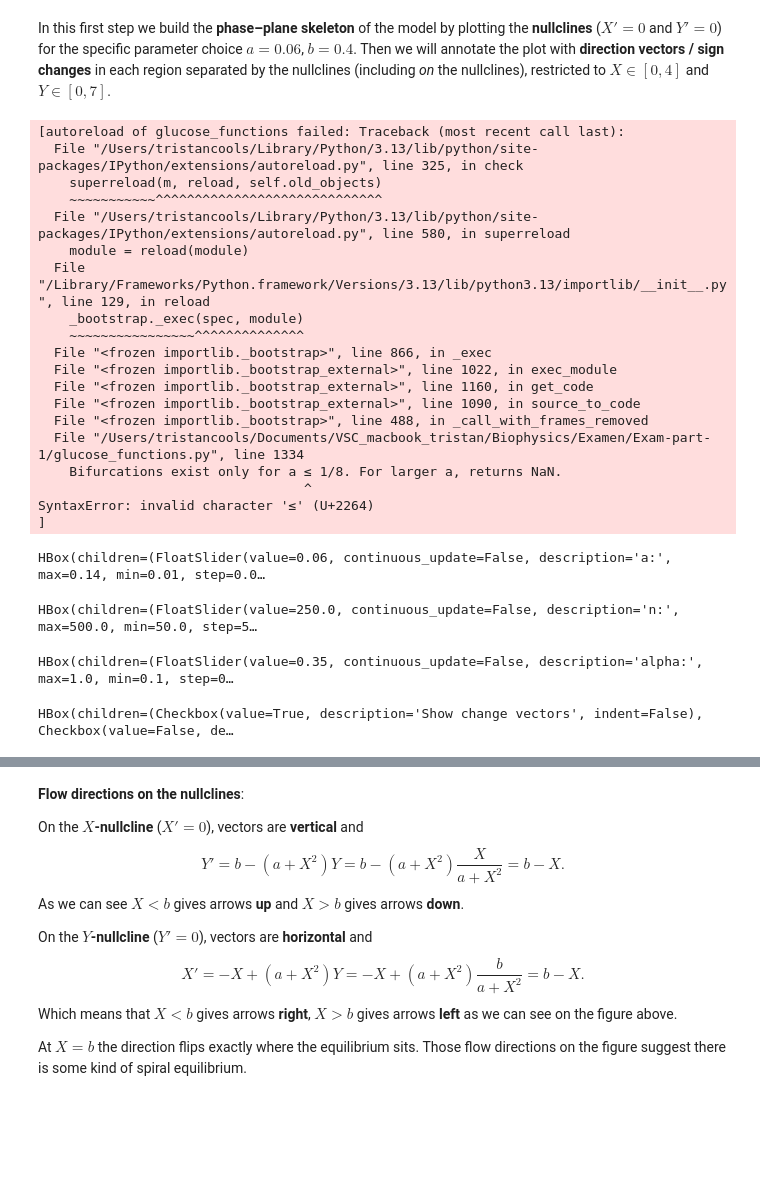
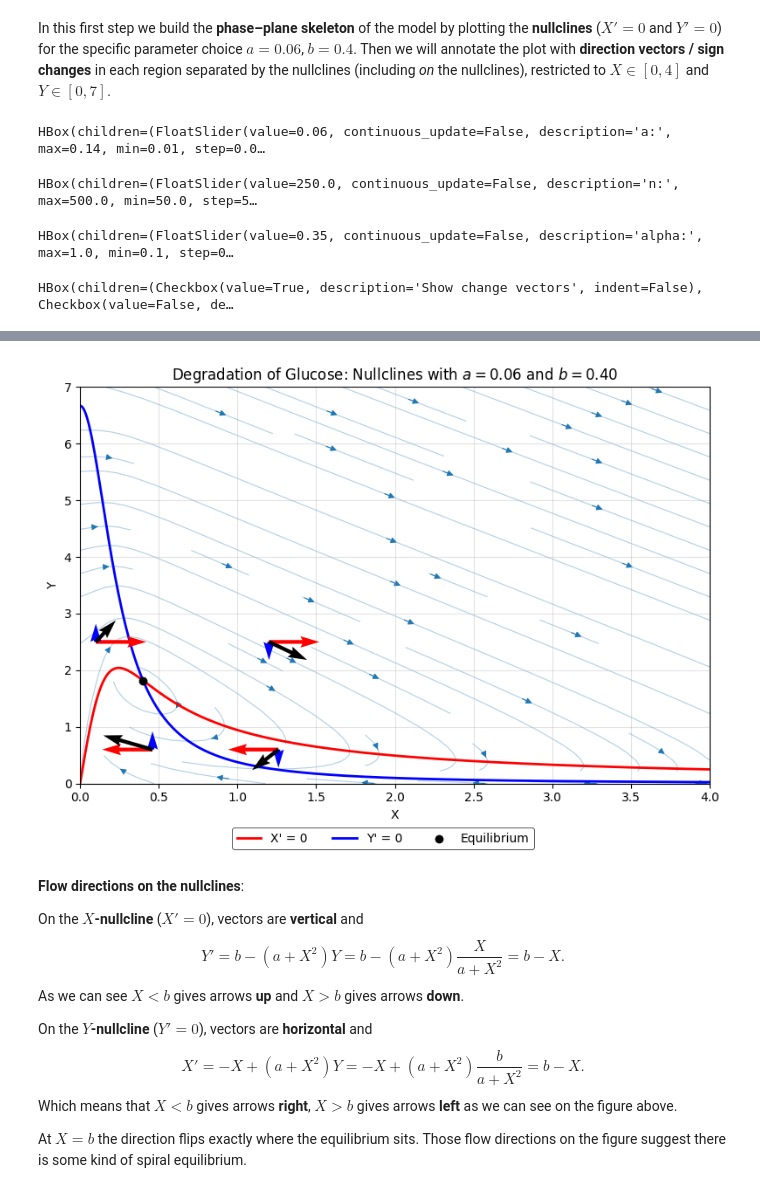
Before and after one commit to trcools/2e-bachelor-Fysica, a Jupyter notebook: Biophysics/Examen/Exam-part-1/finals-part-1.ipynb, the cells around one changed output, grey strips where cells are left out. Drawn from its saved outputs; the diff is of its cells as text; code cells hidden in the pictures; blank space fills up the shorter version.

Commit message:
exam part 1 almost done only last looks

```diff
--- a/Biophysics/Examen/Exam-part-1/finals-part-1.ipynb
+++ b/Biophysics/Examen/Exam-part-1/finals-part-1.ipynb
@@ -61,32 +59,14 @@ $$
 # %% [markdown]
 In this first step we build the **phase–plane skeleton** of the model by plotting the **nullclines** ($X'=0$ and $Y'=0$) for the specific parameter choice $a=0.06$, $b=0.4$. Then we will annotate the plot with **direction vectors / sign changes** in each region separated by the nullclines (including *on* the nullclines), restricted to $X\in[0,4]$ and $Y\in[0,7]$.
 # %%
-glucose.interactive_nullclines()
+_ = glucose.interactive_nullclines()
 # %% [output]
-[autoreload of glucose_functions failed: Traceback (most recent call last):
-  File "/Users/tristancools/Library/Python/3.13/lib/python/site-packages/IPython/extensions/autoreload.py", line 325, in check
-    superreload(m, reload, self.old_objects)
-    ~~~~~~~~~~~^^^^^^^^^^^^^^^^^^^^^^^^^^^^^
-  File "/Users/tristancools/Library/Python/3.13/lib/python/site-packages/IPython/extensions/autoreload.py", line 580, in superreload
-    module = reload(module)
-  File "/Library/Frameworks/Python.framework/Versions/3.13/lib/python3.13/importlib/__init__.py", line 129, in reload
-    _bootstrap._exec(spec, module)
-    ~~~~~~~~~~~~~~~~^^^^^^^^^^^^^^
-  File "<frozen importlib._bootstrap>", line 866, in _exec
-  File "<frozen importlib._bootstrap_external>", line 1022, in exec_module
-  File "<frozen importlib._bootstrap_external>", line 1160, in get_code
-  File "<frozen importlib._bootstrap_external>", line 1090, in source_to_code
-  File "<frozen importlib._bootstrap>", line 488, in _call_with_frames_removed
-  File "/Users/tristancools/Documents/VSC_macbook_tristan/Biophysics/Examen/Exam-part-1/glucose_functions.py", line 1334
-    Bifurcations exist only for a ≤ 1/8. For larger a, returns NaN.
-                                  ^
-SyntaxError: invalid character '≤' (U+2264)
-]
+HBox(children=(FloatSlider(value=0.06, continuous_update=False, description='a:', max=0.14, min=0.01, step=0.0…
-HBox(children=(FloatSlider(value=0.06, continuous_update=False, description='a:', max=0.14, min=0.01, step=0.0…
+HBox(children=(FloatSlider(value=250.0, continuous_update=False, description='n:', max=500.0, min=50.0, step=5…
-HBox(children=(FloatSlider(value=250.0, continuous_update=False, description='n:', max=500.0, min=50.0, step=5…
+HBox(children=(FloatSlider(value=0.35, continuous_update=False, description='alpha:', max=1.0, min=0.1, step=0…
-HBox(children=(FloatSlider(value=0.35, continuous_update=False, description='alpha:', max=1.0, min=0.1, step=0…
+HBox(children=(Checkbox(value=True, description='Show change vectors', indent=False), Checkbox(value=False, de…
-HBox(children=(Checkbox(value=True, description='Show change vectors', indent=False), Checkbox(value=False, de…
 [interactive output not drawn]
+[figure, added]
 # %% [markdown]
 **Flow directions on the nullclines**:
 
```
Also changed, not shown: parts of 13 cells of this notebook, 3 other files.
